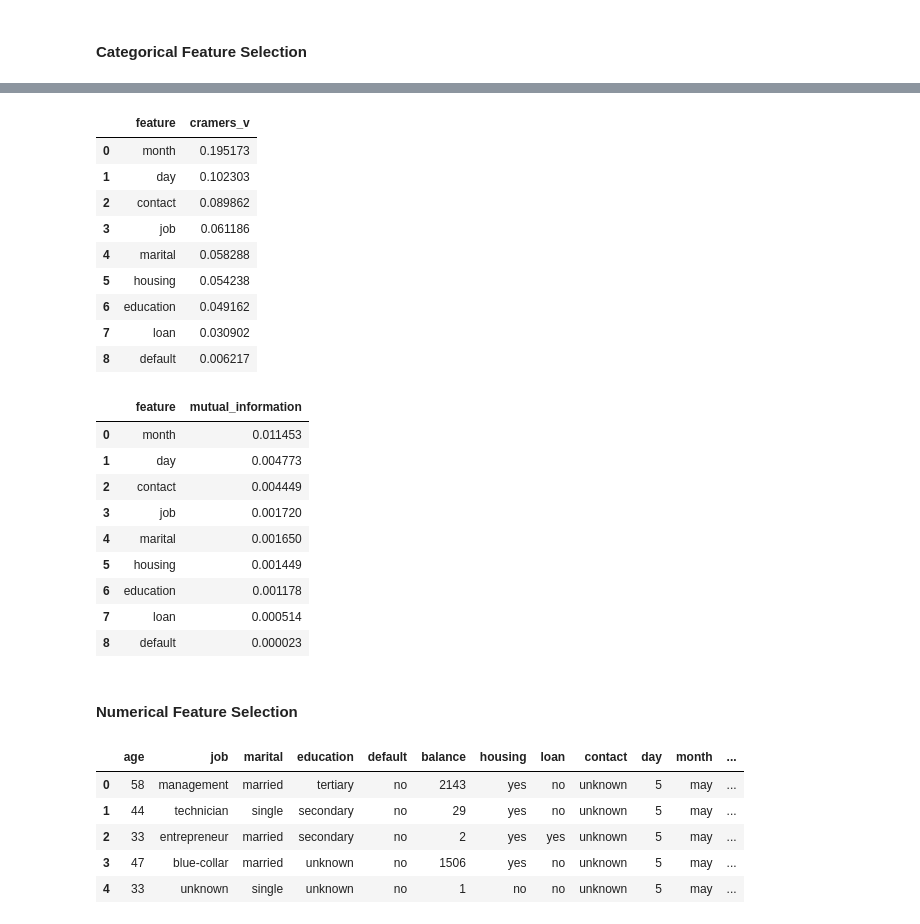
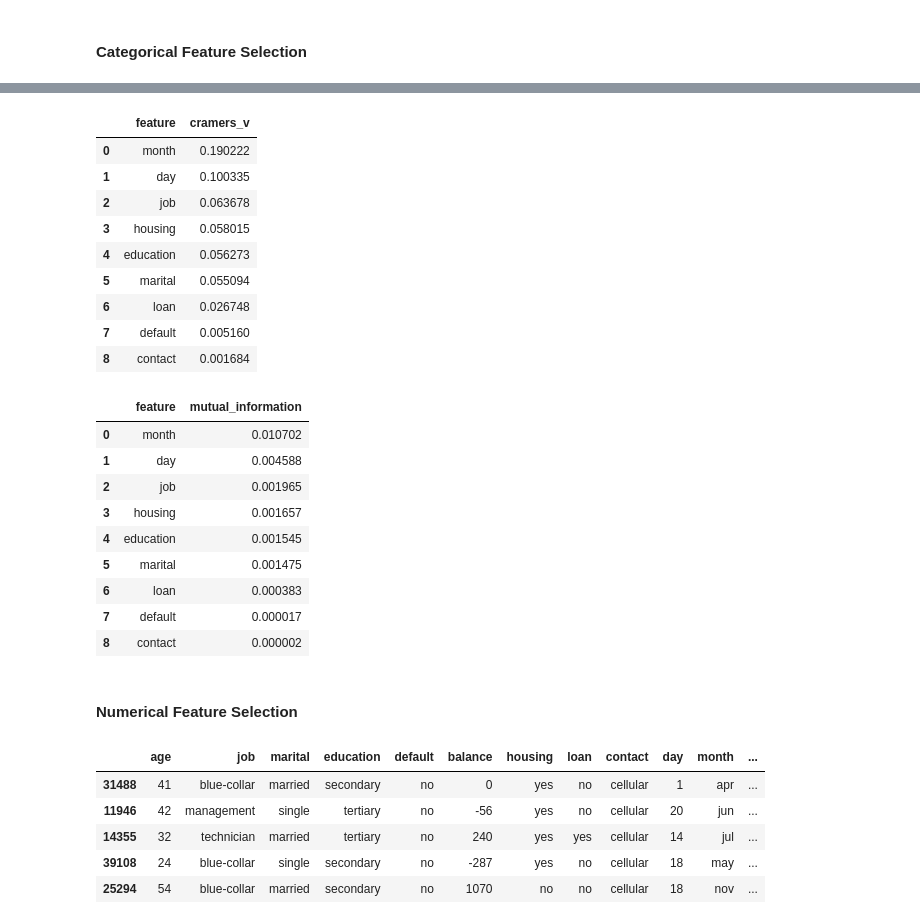
Before and after one commit to cameroncochrane/lA82lBNDpo9AlAnK, a Jupyter notebook: notebooks/DepositMarketing_2.ipynb, the cells around one changed output, grey strips where cells are left out. Saved outputs shown, nothing was run; the diff lists cells and outputs as text; code cells hidden in the pictures.

```diff
--- a/notebooks/DepositMarketing_2.ipynb
+++ b/notebooks/DepositMarketing_2.ipynb
@@ -6,8 +6,12 @@ from pathlib import Path
 # Relevant Project Paths:
 PROJ_ROOT = Path().resolve().parents[0]
 DATA_DIR = PROJ_ROOT / "data"
-RAW_DATA_DIR = DATA_DIR / "raw"
-raw_data_file_name = 'term-deposit-marketing-2020.csv'
-RAW_DATA_PATH = RAW_DATA_DIR / raw_data_file_name
+INTERIM_DATA_DIR = DATA_DIR / "interim"
 
-data = pd.read_csv(RAW_DATA_PATH) #Make sure this is the data post split and imputation
+X_test_raw = pd.read_pickle(INTERIM_DATA_DIR / "X_test_raw.pkl")
+X_train_clean = pd.read_pickle(INTERIM_DATA_DIR / "X_train_clean.pkl")
+y_test_raw = pd.read_pickle(INTERIM_DATA_DIR / "y_test_raw.pkl")
+y_train_clean = pd.read_pickle(INTERIM_DATA_DIR / "y_train_clean.pkl")
+
+train_data = pd.concat([X_train_clean.copy(), y_train_clean.copy()], axis=1, join="inner")
+train_data.head(5)
@@ -73,19 +84,19 @@ def cramers_v(x, y):
     return np.sqrt(chi2 / denom) if denom > 0 else np.nan
 
 cramers_v_results = pd.DataFrame(
-    [{"feature": col, "cramers_v": cramers_v(data[col], data[target])} for col in cat_columns]
+    [{"feature": col, "cramers_v": cramers_v(train_data[col], train_data[target])} for col in cat_columns]
 ).sort_values("cramers_v", ascending=False).reset_index(drop=True)
 
 cramers_v_results
 # %% [output]
 |  | feature | cramers_v |
-| 0 | month | 0.195173 |
-| 1 | day | 0.102303 |
-| 2 | contact | 0.089862 |
-| 3 | job | 0.061186 |
-| 4 | marital | 0.058288 |
-| 5 | housing | 0.054238 |
-| 6 | education | 0.049162 |
-| 7 | loan | 0.030902 |
-| 8 | default | 0.006217 |
+| 0 | month | 0.190222 |
+| 1 | day | 0.100335 |
+| 2 | job | 0.063678 |
+| 3 | housing | 0.058015 |
+| 4 | education | 0.056273 |
+| 5 | marital | 0.055094 |
+| 6 | loan | 0.026748 |
+| 7 | default | 0.005160 |
+| 8 | contact | 0.001684 |
 # %%
@@ -98,14 +110,14 @@ from sklearn.feature_selection import mutual_info_classif
 from sklearn.preprocessing import OrdinalEncoder
 
 # Reuse existing categorical column list from previous cells
-X_cat = X[cat_columns]
+X_cat = train_data[cat_columns]
 
 encoder = OrdinalEncoder(handle_unknown="use_encoded_value", unknown_value=-1)
 X_encoded = encoder.fit_transform(X_cat)
 
 mi_scores = mutual_info_classif(
     X_encoded,
-    y,
+    train_data['y'],
     discrete_features=True,
     random_state=13
 )
@@ -118,15 +130,15 @@ mi_table = pd.DataFrame({
 mi_table
 # %% [output]
 |  | feature | mutual_information |
-| 0 | month | 0.011453 |
-| 1 | day | 0.004773 |
-| 2 | contact | 0.004449 |
-| 3 | job | 0.001720 |
-| 4 | marital | 0.001650 |
-| 5 | housing | 0.001449 |
-| 6 | education | 0.001178 |
-| 7 | loan | 0.000514 |
-| 8 | default | 0.000023 |
+| 0 | month | 0.010702 |
+| 1 | day | 0.004588 |
+| 2 | job | 0.001965 |
+| 3 | housing | 0.001657 |
+| 4 | education | 0.001545 |
+| 5 | marital | 0.001475 |
+| 6 | loan | 0.000383 |
+| 7 | default | 0.000017 |
+| 8 | contact | 0.000002 |
 # %%
 # - Highest MI scores are for month and day...
 # - It seems like exlcuding these would be un-wise.
@@ -136,12 +148,12 @@ mi_table
 # %% [markdown]
 <h4>Numerical Feature Selection
 # %%
-data.head()
+train_data.head()
 # %% [output]
 |  | age | job | marital | education | default | balance | housing | loan | contact | day | month | ... |
-| 0 | 58 | management | married | tertiary | no | 2143 | yes | no | unknown | 5 | may | ... |
-| 1 | 44 | technician | single | secondary | no | 29 | yes | no | unknown | 5 | may | ... |
-| 2 | 33 | entrepreneur | married | secondary | no | 2 | yes | yes | unknown | 5 | may | ... |
-| 3 | 47 | blue-collar | married | unknown | no | 1506 | yes | no | unknown | 5 | may | ... |
-| 4 | 33 | unknown | single | unknown | no | 1 | no | no | unknown | 5 | may | ... |
+| 31488 | 41 | blue-collar | married | secondary | no | 0 | yes | no | cellular | 1 | apr | ... |
+| 11946 | 42 | management | single | tertiary | no | -56 | yes | no | cellular | 20 | jun | ... |
+| 14355 | 32 | technician | married | tertiary | no | 240 | yes | yes | cellular | 14 | jul | ... |
+| 39108 | 24 | blue-collar | single | secondary | no | -287 | yes | no | cellular | 18 | may | ... |
+| 25294 | 54 | blue-collar | married | secondary | no | 1070 | no | no | cellular | 18 | nov | ... |
 # %%
```
Also changed, not shown: parts of 25 cells of this notebook, 2 other files.
